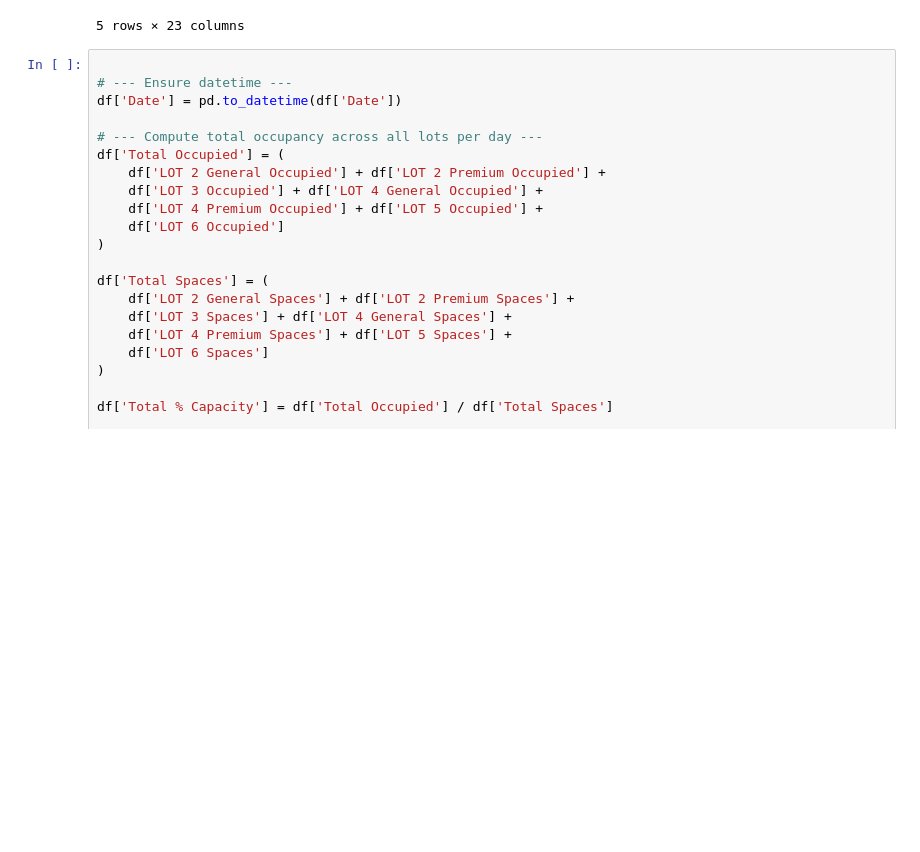
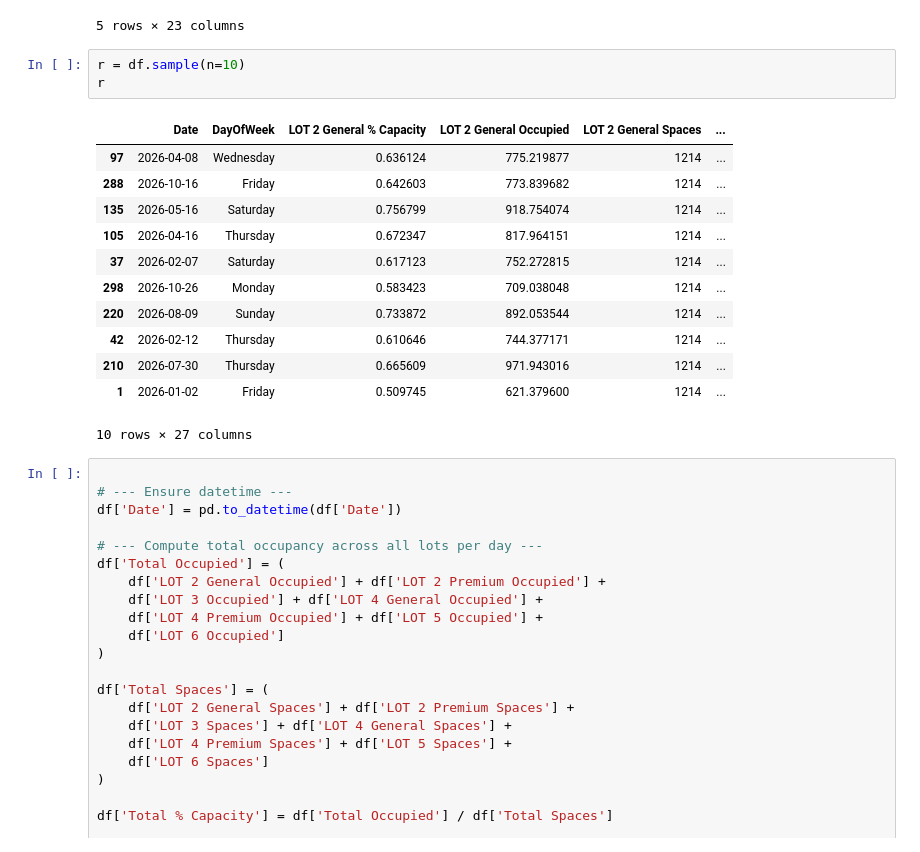
Before and after one commit to doom-boy/Ontario-Competition-Project, a Jupyter notebook: dynamicOccupationsHypothetical.ipynb, the cells around one changed output. Saved outputs shown, nothing was run; the diff lists cells and outputs as text; blank space fills up the shorter version.

```diff
--- a/dynamicOccupationsHypothetical.ipynb
+++ b/dynamicOccupationsHypothetical.ipynb
@@ -16,6 +16,22 @@ df.head()
 | 3 | 1/4/2026 | Sunday | 0.493098 | 601.086577 | 1214 | ... |
 | 4 | 1/5/2026 | Monday | 0.505697 | 616.445107 | 1214 | ... |
 5 rows × 23 columns
+# %%
+r = df.sample(n=10)
+r
+# %% [output]
+|  | Date | DayOfWeek | LOT 2 General % Capacity | LOT 2 General Occupied | LOT 2 General Spaces | ... |
+| 97 | 2026-04-08 | Wednesday | 0.636124 | 775.219877 | 1214 | ... |
+| 288 | 2026-10-16 | Friday | 0.642603 | 773.839682 | 1214 | ... |
+| 135 | 2026-05-16 | Saturday | 0.756799 | 918.754074 | 1214 | ... |
+| 105 | 2026-04-16 | Thursday | 0.672347 | 817.964151 | 1214 | ... |
+| 37 | 2026-02-07 | Saturday | 0.617123 | 752.272815 | 1214 | ... |
+| 298 | 2026-10-26 | Monday | 0.583423 | 709.038048 | 1214 | ... |
+| 220 | 2026-08-09 | Sunday | 0.733872 | 892.053544 | 1214 | ... |
+| 42 | 2026-02-12 | Thursday | 0.610646 | 744.377171 | 1214 | ... |
+| 210 | 2026-07-30 | Thursday | 0.665609 | 971.943016 | 1214 | ... |
+| 1 | 2026-01-02 | Friday | 0.509745 | 621.379600 | 1214 | ... |
+10 rows × 27 columns
 # %%
 
 # --- Ensure datetime ---
```
Also changed, not shown: parts of 8 cells of this notebook, 8 other files.
